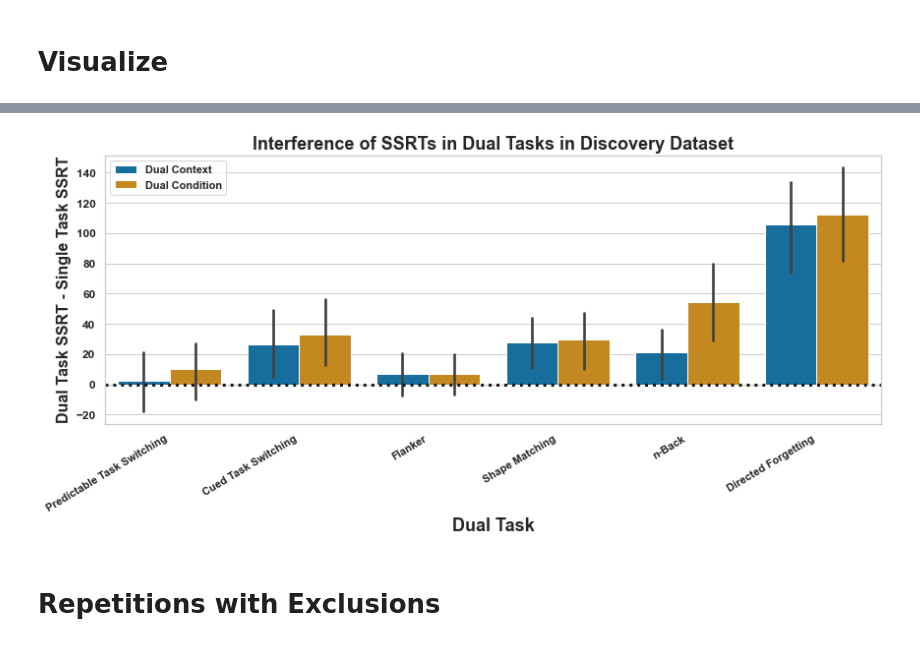
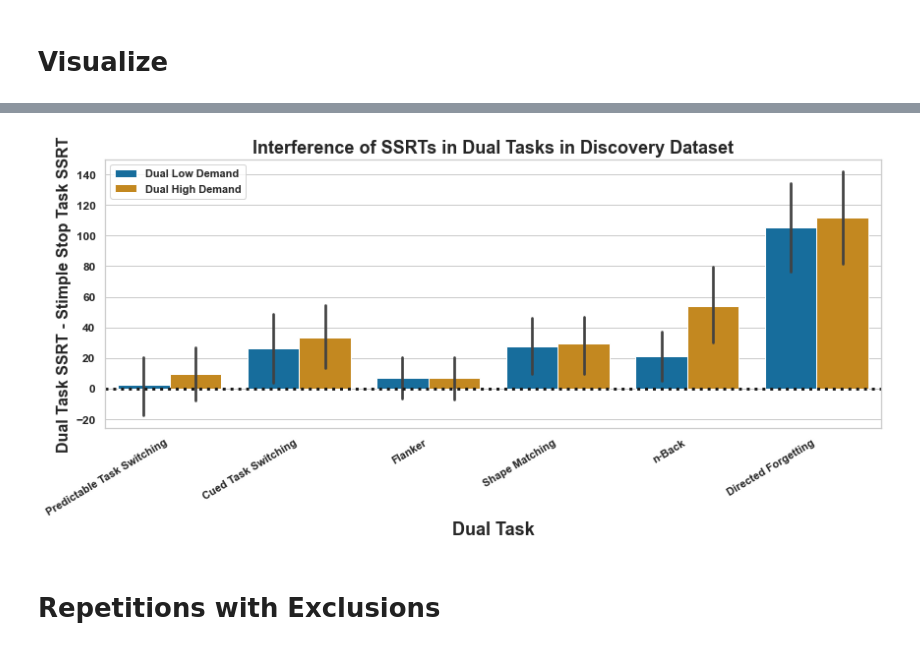
Before and after one commit to henrymj/mturk_dualStop_analysis, a Jupyter notebook: analysis-validation_dataset-discovery.ipynb, the cells around one changed output, grey strips where cells are left out. Saved outputs shown, nothing was run; the diff lists cells and outputs as text; code cells hidden in the pictures.

```diff
--- a/analysis-validation_dataset-discovery.ipynb
+++ b/analysis-validation_dataset-discovery.ipynb
@@ -305,7 +302,7 @@ formal_tasks = {
 # %%
 sns.set(style="whitegrid", palette="colorblind", color_codes=True)
 palette ={"DC":"C0", "DE":"C1", "SE":"C2",
-         "Dual Context":"C0", "Dual Condition":"C1", "Single":"C2"}
+         "Dual Low Demand":"C0", "Dual High Demand":"C1", "Simple Stop":"C2"}
 
 task_order_dict = {
     'SE': 'aa',
@@ -319,18 +316,18 @@ task_order_dict = {
 }
 
 trial_order_dict = {
-    'Single': 'aa',
-    'Dual Context': 'ab',
-    'Dual Condition': 'ba',
+    'Simple Stop': 'aa',
+    'Dual Low Demand': 'ab',
+    'Dual High Demand': 'ba',
 }
 
 def context_str(string):
     if 'DC' in string:
-        return 'Dual Context'
+        return 'Dual Low Demand'
     elif 'DE' in string:
-        return 'Dual Condition'
+        return 'Dual High Demand'
     elif 'SE' in string:
-        return 'Single'
+        return 'Simple Stop'
     elif 'OTHER' in string:
         return 'POS/3BACK/DSD|SSS/CUE_SWITCH'
     else:
@@ -417,6 +414,6 @@ plot_SSRTs_barplot(melted_SSRTs, save_fig=True)
 # %%
 def clean_diffs_for_Seaborn(diff_SSRTs):
-    melted_diffs = diff_SSRTs.reset_index().melt(id_vars='ID', value_name='Dual Task SSRT - Single Task SSRT')
+    melted_diffs = diff_SSRTs.reset_index().melt(id_vars='ID', value_name='Dual Task SSRT - Simple Stop Task SSRT')
     melted_diffs['Task'] = [i.split('_SSRT')[0].replace('_DC', '').replace('_DE', '') for i in melted_diffs['variable']]
     melted_diffs['Trial Type'] = [context_str(i) for i in melted_diffs['variable']]
 
@@ -446,31 +443,31 @@ melted_diffs
 # %%
 def plot_diffs_barplot(melted_diffs, save_fig=False):
 
     fig = plt.figure(figsize=(12,6))
 
-    bar = sns.barplot(x='Task', y='Dual Task SSRT - Single Task SSRT', hue='Trial Type', data=melted_diffs, palette=palette)
+    bar = sns.barplot(x='Task', y='Dual Task SSRT - Simple Stop Task SSRT', hue='Trial Type', data=melted_diffs, palette=palette)
     plt.legend(prop={'weight': 'bold'})
 
     _ = plt.xticks(rotation=31, ha='right', fontweight='bold', fontsize='11')
     _ = plt.yticks(fontweight='bold', fontsize='12')
 
     bar.set_xlabel('Dual Task', fontsize = 18, fontweight='bold')
-    bar.set_ylabel('Dual Task SSRT - Single Task SSRT', fontsize = 16, fontweight='bold')
+    bar.set_ylabel('Dual Task SSRT - Stimple Stop Task SSRT', fontsize = 16, fontweight='bold')
 
     lowx, highx = plt.xlim()
     plt.plot([lowx, highx],[0,0],color='k',linestyle=':',linewidth=3)
     _ = plt.title(f'Interference of SSRTs in Dual Tasks in {title_dataset.capitalize()} Dataset', fontsize='18', fontweight='bold')
     plt.tight_layout()
     lowy, highy = plt.ylim()
     _ = plt.axis([lowx, highx, lowy, highy])
     if save_fig:
         plt.savefig(f'figures/dataset-{dataset}_metric-SSRT_differences_barplot.png', dpi=300)
     plt.show()
     plt.close()
 
 plot_diffs_barplot(melted_diffs, save_fig=True)
 # %% [output]
-[figure, old version]
+[figure, new version]
 # %% [markdown]
 # Repetitions with Exclusions
 # %%
```
Also changed, not shown: parts of 6 cells of this notebook, 41 other files.
